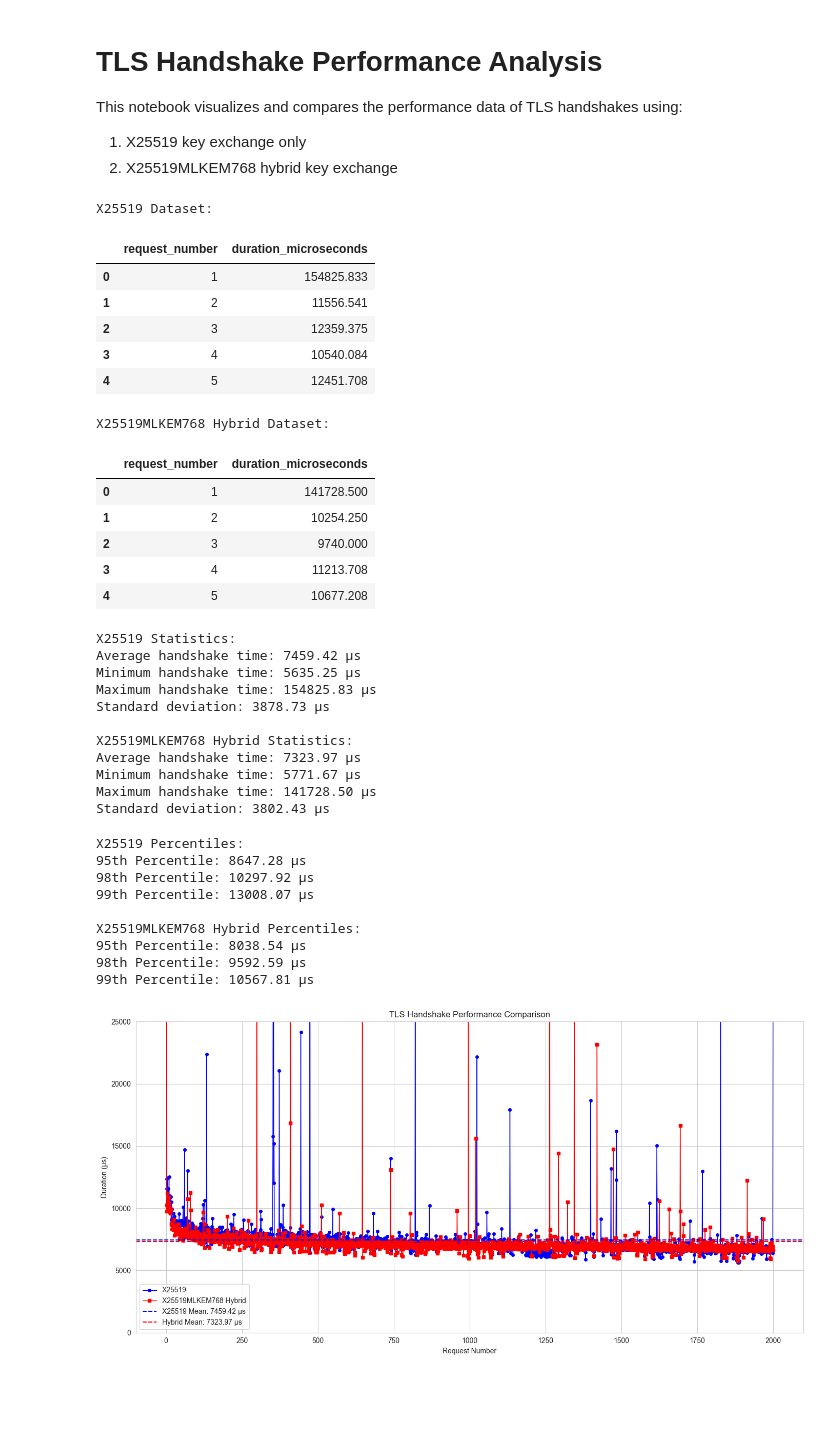
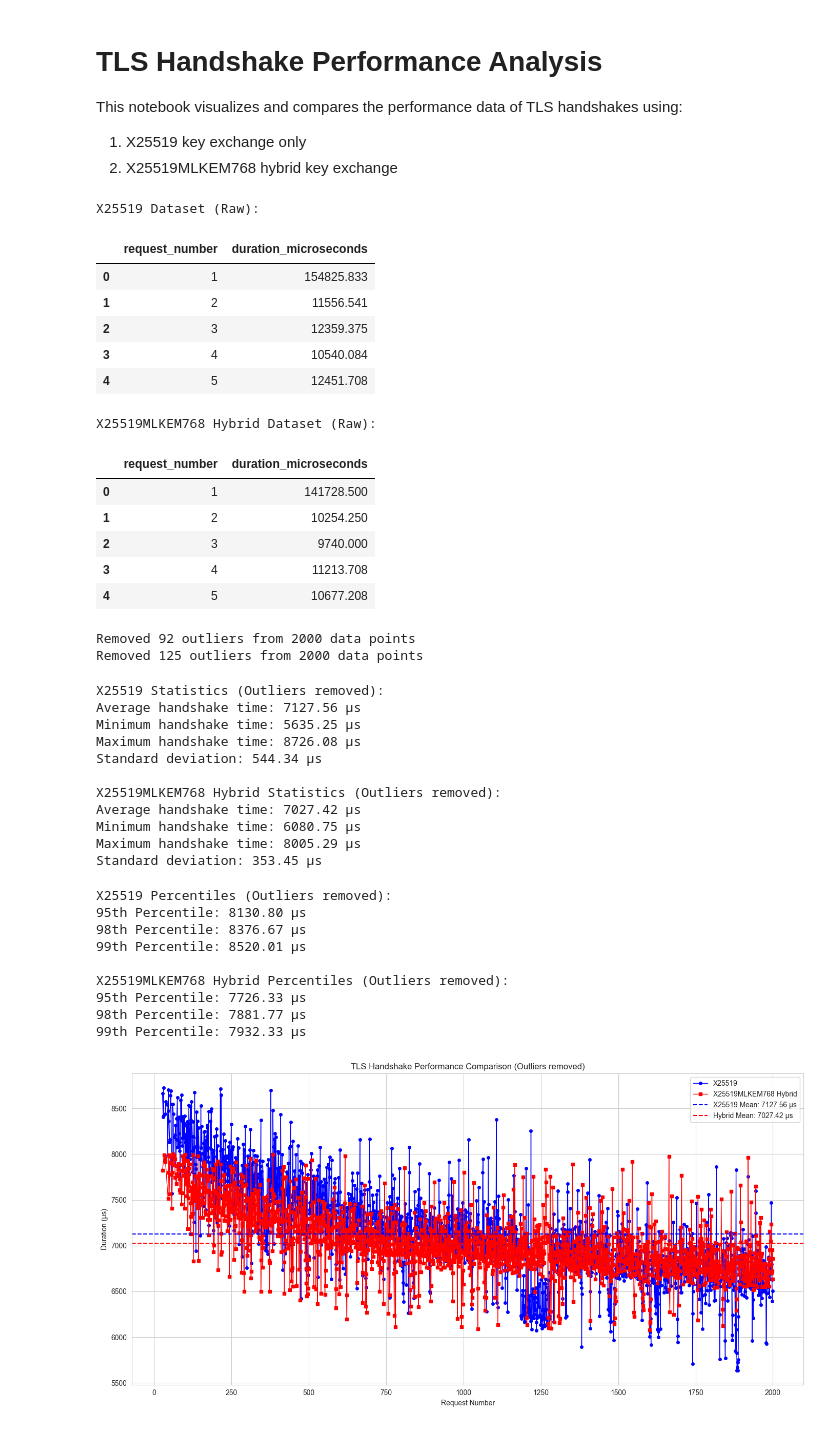
Before and after one commit to linukaratnayake/x25519mlkem768_x25519_perf_analysis, a Jupyter notebook: results/visualize_results.ipynb, the cells around one changed output. Cells and saved outputs as stored; diff of their text form; code cells hidden in the pictures; blank space fills up the shorter version.

```diff
--- a/results/visualize_results.ipynb
+++ b/results/visualize_results.ipynb
@@ -44,109 +69,122 @@ plt.rcParams['figure.figsize'] = (12, 6)
 # %%
 # Load the CSV files
-df_x25519 = pd.read_csv('timings_x25519.csv')
-df_hybrid = pd.read_csv('timings_hybrid.csv')
+df_x25519_raw = pd.read_csv('timings_x25519.csv')
+df_hybrid_raw = pd.read_csv('timings_hybrid.csv')
 
 # Display the first few rows of each dataset
-print("X25519 Dataset:")
-display(df_x25519.head())
-print("\nX25519MLKEM768 Hybrid Dataset:")
-display(df_hybrid.head())
+print("X25519 Dataset (Raw):")
+display(df_x25519_raw.head())
+print("\nX25519MLKEM768 Hybrid Dataset (Raw):")
+display(df_hybrid_raw.head())
+
+# Apply outlier filtering if enabled
+df_x25519 = filter_outliers(df_x25519_raw)
+df_hybrid = filter_outliers(df_hybrid_raw)
+
+# Create a status message about the filtering
+outlier_status = "(Outliers removed)" if remove_outliers else "(All data points included)"
 # %% [output]
-X25519 Dataset:
+X25519 Dataset (Raw):
 |  | request_number | duration_microseconds |
 | 0 | 1 | 154825.833 |
 | 1 | 2 | 11556.541 |
 | 2 | 3 | 12359.375 |
 | 3 | 4 | 10540.084 |
 | 4 | 5 | 12451.708 |
-X25519MLKEM768 Hybrid Dataset:
+X25519MLKEM768 Hybrid Dataset (Raw):
 |  | request_number | duration_microseconds |
 | 0 | 1 | 141728.500 |
 | 1 | 2 | 10254.250 |
 | 2 | 3 | 9740.000 |
 | 3 | 4 | 11213.708 |
 | 4 | 5 | 10677.208 |
+Removed 92 outliers from 2000 data points
+Removed 125 outliers from 2000 data points
 # %%
 # Calculate basic statistics for both datasets
 stats_x25519 = df_x25519['duration_microseconds'].describe()
 stats_hybrid = df_hybrid['duration_microseconds'].describe()
 
-print("X25519 Statistics:")
+print(f"X25519 Statistics {outlier_status}:")
 print(f"Average handshake time: {stats_x25519['mean']:.2f} μs")
 print(f"Minimum handshake time: {stats_x25519['min']:.2f} μs")
 print(f"Maximum handshake time: {stats_x25519['max']:.2f} μs")
 print(f"Standard deviation: {stats_x25519['std']:.2f} μs")
 
-print("\nX25519MLKEM768 Hybrid Statistics:")
+print(f"\nX25519MLKEM768 Hybrid Statistics {outlier_status}:")
 print(f"Average handshake time: {stats_hybrid['mean']:.2f} μs")
 print(f"Minimum handshake time: {stats_hybrid['min']:.2f} μs")
 print(f"Maximum handshake time: {stats_hybrid['max']:.2f} μs")
 print(f"Standard deviation: {stats_hybrid['std']:.2f} μs")
 # %% [output]
-X25519 Statistics:
-Average handshake time: 7459.42 μs
+X25519 Statistics (Outliers removed):
+Average handshake time: 7127.56 μs
 Minimum handshake time: 5635.25 μs
-Maximum handshake time: 154825.83 μs
-Standard deviation: 3878.73 μs
+Maximum handshake time: 8726.08 μs
+Standard deviation: 544.34 μs
 
-X25519MLKEM768 Hybrid Statistics:
-Average handshake time: 7323.97 μs
-Minimum handshake time: 5771.67 μs
-Maximum handshake time: 141728.50 μs
-Standard deviation: 3802.43 μs
+X25519MLKEM768 Hybrid Statistics (Outliers removed):
+Average handshake time: 7027.42 μs
+Minimum handshake time: 6080.75 μs
+Maximum handshake time: 8005.29 μs
+Standard deviation: 353.45 μs
 # %%
 # Calculate additional percentiles (95%, 98%, 99%) for both datasets
 percentiles_x25519 = df_x25519['duration_microseconds'].quantile([0.95, 0.98, 0.99])
 percentiles_hybrid = df_hybrid['duration_microseconds'].quantile([0.95, 0.98, 0.99])
 
-print("X25519 Percentiles:")
+print(f"X25519 Percentiles {outlier_status}:")
 print(f"95th Percentile: {percentiles_x25519[0.95]:.2f} μs")
 print(f"98th Percentile: {percentiles_x25519[0.98]:.2f} μs")
 print(f"99th Percentile: {percentiles_x25519[0.99]:.2f} μs")
 
-print("\nX25519MLKEM768 Hybrid Percentiles:")
+print(f"\nX25519MLKEM768 Hybrid Percentiles {outlier_status}:")
 print(f"95th Percentile: {percentiles_hybrid[0.95]:.2f} μs")
 print(f"98th Percentile: {percentiles_hybrid[0.98]:.2f} μs")
 print(f"99th Percentile: {percentiles_hybrid[0.99]:.2f} μs")
 # %% [output]
-X25519 Percentiles:
-95th Percentile: 8647.28 μs
-98th Percentile: 10297.92 μs
-99th Percentile: 13008.07 μs
+X25519 Percentiles (Outliers removed):
+95th Percentile: 8130.80 μs
+98th Percentile: 8376.67 μs
+99th Percentile: 8520.01 μs
 
-X25519MLKEM768 Hybrid Percentiles:
-95th Percentile: 8038.54 μs
-98th Percentile: 9592.59 μs
-99th Percentile: 10567.81 μs
+X25519MLKEM768 Hybrid Percentiles (Outliers removed):
+95th Percentile: 7726.33 μs
+98th Percentile: 7881.77 μs
+99th Percentile: 7932.33 μs
 # %%
 # Create a line plot comparing handshake times
 plt.figure(figsize=(14, 7))
 
 # Plot both datasets
 plt.plot(df_x25519['request_number'], df_x25519['duration_microseconds'],
          marker='o', linestyle='-', linewidth=1, markersize=4, color='blue',
          label='X25519')
 plt.plot(df_hybrid['request_number'], df_hybrid['duration_microseconds'],
          marker='s', linestyle='-', linewidth=1, markersize=4, color='red',
          label='X25519MLKEM768 Hybrid')
 
 # Add mean lines
 plt.axhline(y=stats_x25519['mean'], color='blue', linestyle='--',
            label=f'X25519 Mean: {stats_x25519["mean"]:.2f} μs')
 plt.axhline(y=stats_hybrid['mean'], color='red', linestyle='--',
            label=f'Hybrid Mean: {stats_hybrid["mean"]:.2f} μs')
 
-plt.title('TLS Handshake Performance Comparison')
+plt.title(f'TLS Handshake Performance Comparison {outlier_status}')
 plt.xlabel('Request Number')
 plt.ylabel('Duration (μs)')
-plt.ylim(0, 25000)  # Adjust y-axis to better show the data excluding outliers
+
+# Only set ylim if we're not removing outliers to show full range
+if not remove_outliers:
+    plt.ylim(0, 25000)  # Adjust y-axis to better show the data excluding outliers
+
 plt.grid(True)
 plt.legend()
 plt.tight_layout()
-plt.savefig('tls_handshake_performance_comparison.png', dpi=300)
+plt.savefig(f'tls_handshake_performance_comparison{"_no_outliers" if remove_outliers else ""}.png', dpi=300)
 plt.show()
 # %% [output]
-[figure, old version]
+[figure, new version]
 # %%
 # Create Cumulative Distribution Function (CDF) plots for both datasets
 # Compute the empirical CDFs
```
Also changed, not shown: parts of 8 cells of this notebook.
